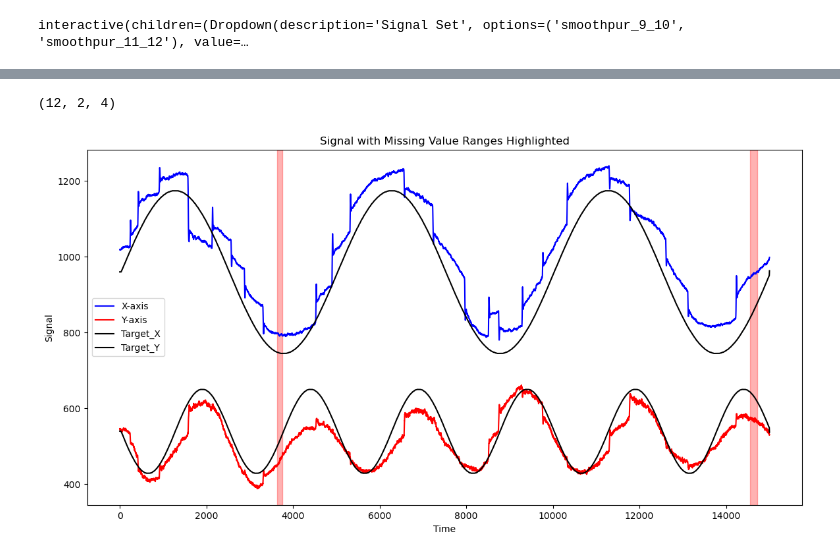
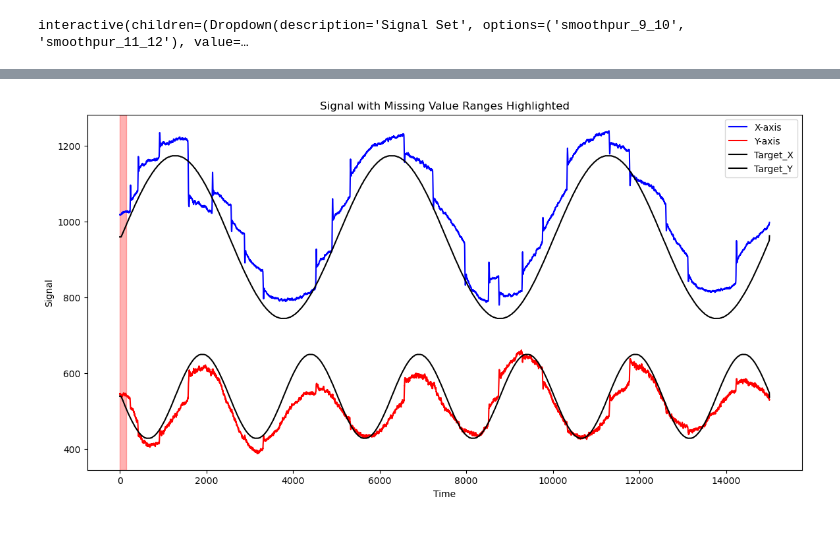
Before and after one commit to BYO-UPM/SAITS-imputation, a Jupyter notebook: data_preprocessing.ipynb, the cells around one changed output, grey strips where cells are left out. Drawn from its saved outputs; the diff is of its cells as text; code cells hidden in the pictures.

```diff
--- a/data_preprocessing.ipynb
+++ b/data_preprocessing.ipynb
@@ -630,37 +596,33 @@ dict_keys(['__header__', '__version__', '__globals__', 'CaracterizacionBlink'])
-# %%
-data.shape
-# %% [output]
-(12, 2, 4)
 # %%
 import pandas as pd
 import matplotlib.pyplot as plt
 
 # Read the .dat files
-eventL = pd.read_csv('Artificial_blinks/HG032/SmoothPur_9/REvent.dat', header=None, names=['start', 'end', 'value'])
-sigL = pd.read_csv('Artificial_blinks/HG032/SmoothPur_9/RTS.dat', header=None, names=['X-axis', 'Y-axis'])
-Target = pd.read_csv('Artificial_blinks/HG032/SmoothPur_9/target.dat', header=None, names=['X-axis', 'Y-axis'])
+eventL = pd.read_csv('J:\Imputation project/Artificial_blinks/HG032/SmoothPur_9/REvent.dat', header=None, names=['start', 'end', 'value'])
+sigL = pd.read_csv('J:\Imputation project/Artificial_blinks/HG032/SmoothPur_9/RTS.dat', header=None, names=['X-axis', 'Y-axis'])
+Target = pd.read_csv('J:\Imputation project/Artificial_blinks/HG032/SmoothPur_9/target.dat', header=None, names=['X-axis', 'Y-axis'])
 
 # Identify the ranges with missing values and modify the ranges
 missing_ranges = eventL[eventL['value'] == 5].copy()
 # missing_ranges['start'] -= 10
 # missing_ranges['end'] += 10
 
 # Plot the sigL data
 plt.figure(figsize=(14, 7))
 plt.plot(sigL['X-axis'], label='X-axis', color='blue')
 plt.plot(sigL['Y-axis'], label='Y-axis', color='red')
 plt.plot(Target['X-axis'], label='Target_X', color='black')
 plt.plot(Target['Y-axis'], label='Target_Y', color='black')
 
 # Highlight the missing ranges
 for idx, row in missing_ranges.iterrows():
     plt.axvspan(row['start'], row['end'], color='red', alpha=0.3)
 
 # Add labels and legend
 plt.xlabel('Time')
 plt.ylabel('Signal')
 plt.title('Signal with Missing Value Ranges Highlighted')
 plt.legend()
 plt.show()
 # %% [output]
-[figure, old version]
+[figure, new version]
```
Also changed, not shown: parts of 10 cells of this notebook.
